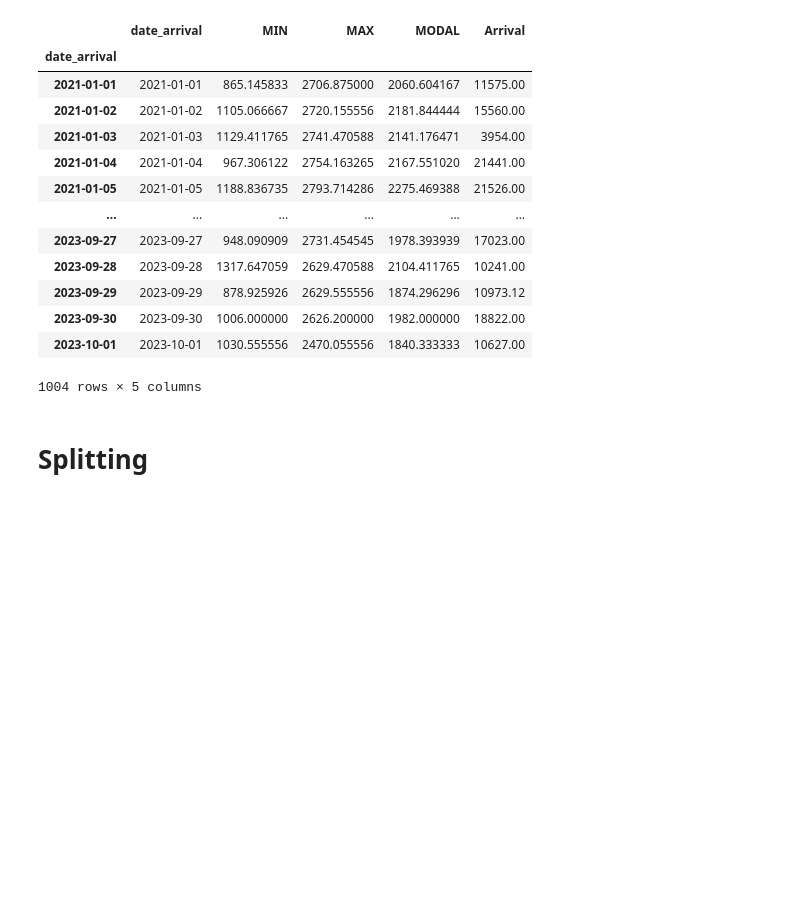
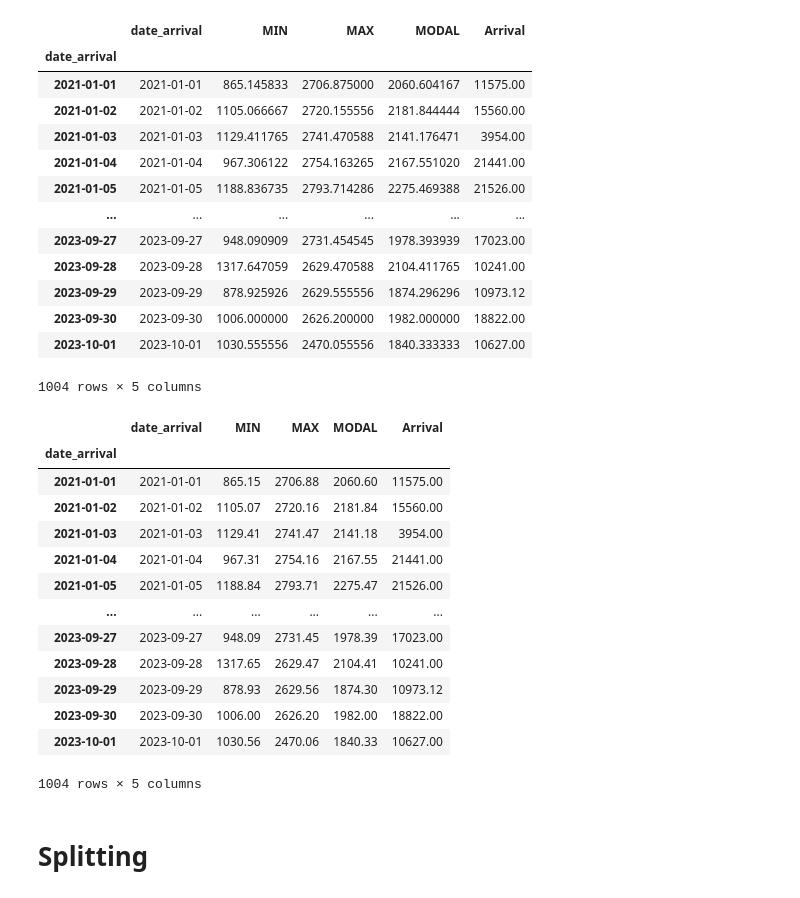
Before and after one commit to ajayt0m/Forecasting_Crop_Prices_Maharashtra, a Jupyter notebook: onion_EDA_and_cleaning.ipynb, the cells around one changed output. Cells and saved outputs as stored; diff of their text form; code cells hidden in the pictures; blank space fills up the shorter version.

```diff
--- a/onion_EDA_and_cleaning.ipynb
+++ b/onion_EDA_and_cleaning.ipynb
@@ -353,6 +353,26 @@ onion_grouped
 | 2023-09-30 | 2023-09-30 | 1006.000000 | 2626.200000 | 1982.000000 | 18822.00 |
 | 2023-10-01 | 2023-10-01 | 1030.555556 | 2470.055556 | 1840.333333 | 10627.00 |
 1004 rows × 5 columns
+# %%
+# Round the specified columns to three decimal places.
+onion_grouped[['MIN', 'MAX', 'Arrival', 'MODAL']] = onion_grouped[['MIN', 'MAX', 'Arrival', 'MODAL']].round(2)
+# %%
+onion_grouped
+# %% [output]
+|  | date_arrival | MIN | MAX | MODAL | Arrival |
+| date_arrival |  |  |  |  |  |
+| 2021-01-01 | 2021-01-01 | 865.15 | 2706.88 | 2060.60 | 11575.00 |
+| 2021-01-02 | 2021-01-02 | 1105.07 | 2720.16 | 2181.84 | 15560.00 |
+| 2021-01-03 | 2021-01-03 | 1129.41 | 2741.47 | 2141.18 | 3954.00 |
+| 2021-01-04 | 2021-01-04 | 967.31 | 2754.16 | 2167.55 | 21441.00 |
+| 2021-01-05 | 2021-01-05 | 1188.84 | 2793.71 | 2275.47 | 21526.00 |
+| ... | ... | ... | ... | ... | ... |
+| 2023-09-27 | 2023-09-27 | 948.09 | 2731.45 | 1978.39 | 17023.00 |
+| 2023-09-28 | 2023-09-28 | 1317.65 | 2629.47 | 2104.41 | 10241.00 |
+| 2023-09-29 | 2023-09-29 | 878.93 | 2629.56 | 1874.30 | 10973.12 |
+| 2023-09-30 | 2023-09-30 | 1006.00 | 2626.20 | 1982.00 | 18822.00 |
+| 2023-10-01 | 2023-10-01 | 1030.56 | 2470.06 | 1840.33 | 10627.00 |
+1004 rows × 5 columns
 # %%
 #Export the cleaned csv file
 
```
Also changed, not shown: parts of 1 cell of this notebook, 1 other file.
